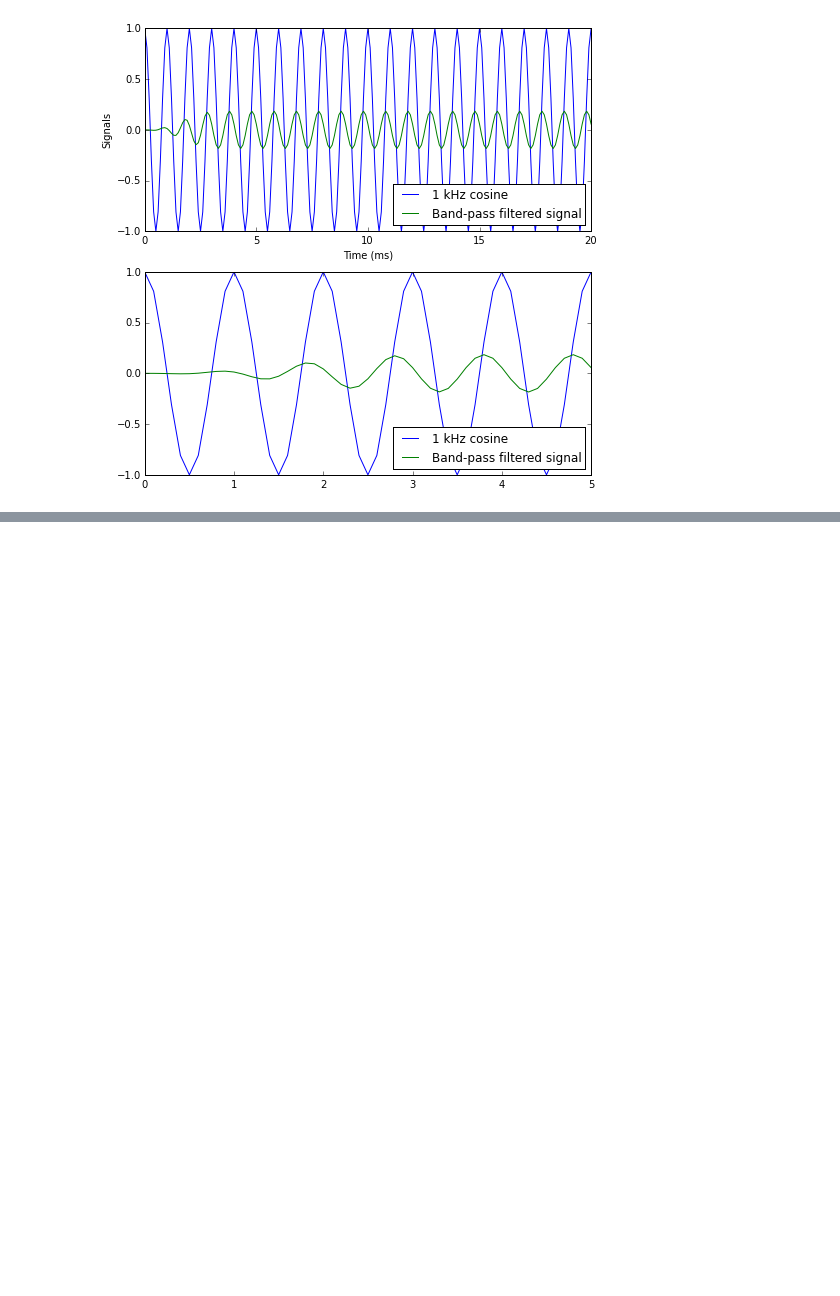
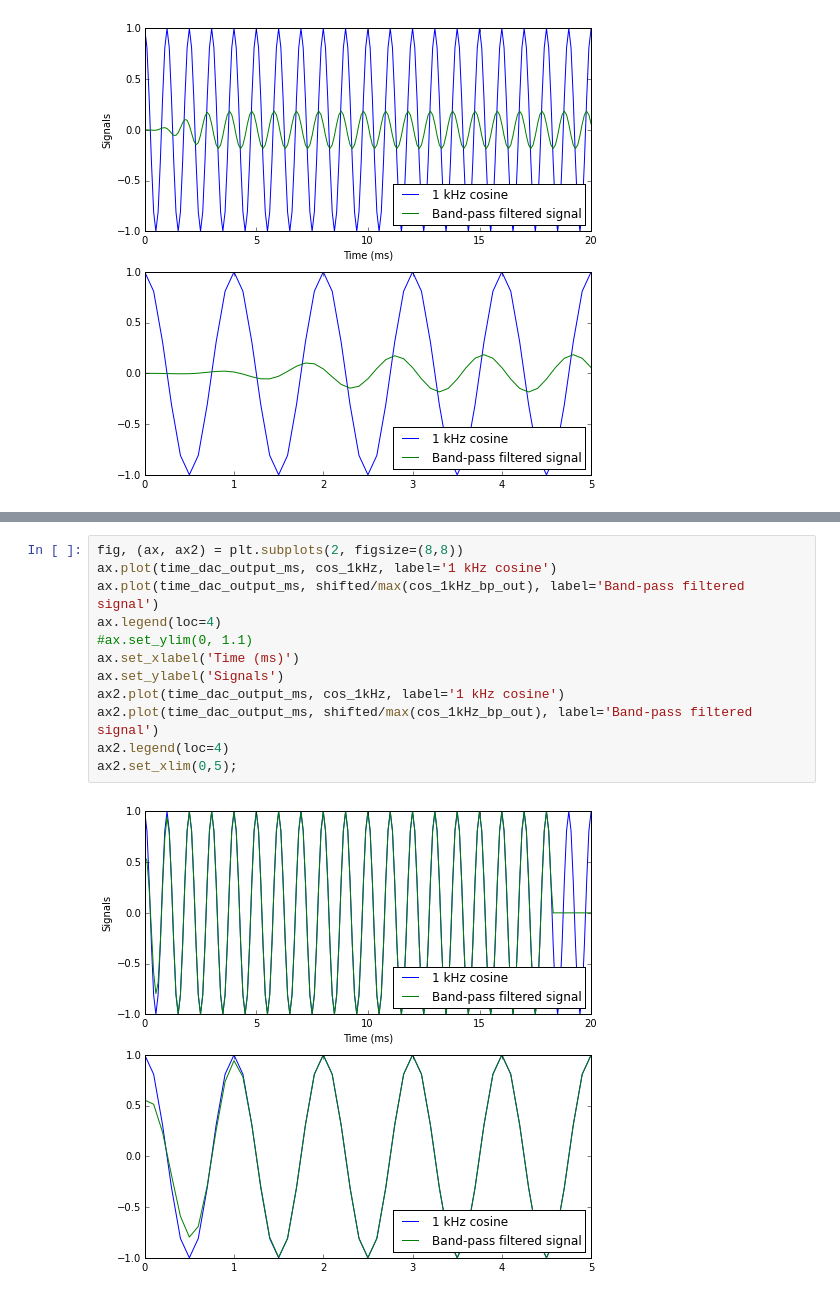
Before and after one commit to naushad-rahman/LIFSrProj_F15, a Jupyter notebook: DSP/digital_filter_explore/150706_test_filters.ipynb, the cells around one changed output, grey strips where cells are left out. Saved outputs shown, nothing was run; the diff lists cells and outputs as text; blank space fills up the shorter version.

```diff
--- a/DSP/digital_filter_explore/150706_test_filters.ipynb
+++ b/DSP/digital_filter_explore/150706_test_filters.ipynb
@@ -270,0 +324,14 @@ print(max(cos_1kHz), max(cos_1kHz_bp_out))
+# %%
+fig, (ax, ax2) = plt.subplots(2, figsize=(8,8))
+ax.plot(time_dac_output_ms, cos_1kHz, label='1 kHz cosine')
+ax.plot(time_dac_output_ms, shifted/max(cos_1kHz_bp_out), label='Band-pass filtered signal')
+ax.legend(loc=4)
+#ax.set_ylim(0, 1.1)
+ax.set_xlabel('Time (ms)')
+ax.set_ylabel('Signals')
+ax2.plot(time_dac_output_ms, cos_1kHz, label='1 kHz cosine')
+ax2.plot(time_dac_output_ms, shifted/max(cos_1kHz_bp_out), label='Band-pass filtered signal')
+ax2.legend(loc=4)
+ax2.set_xlim(0,5);
+# %% [output]
+[figure, added]
```
Also changed, not shown: parts of 13 cells of this notebook, 1 other file.
